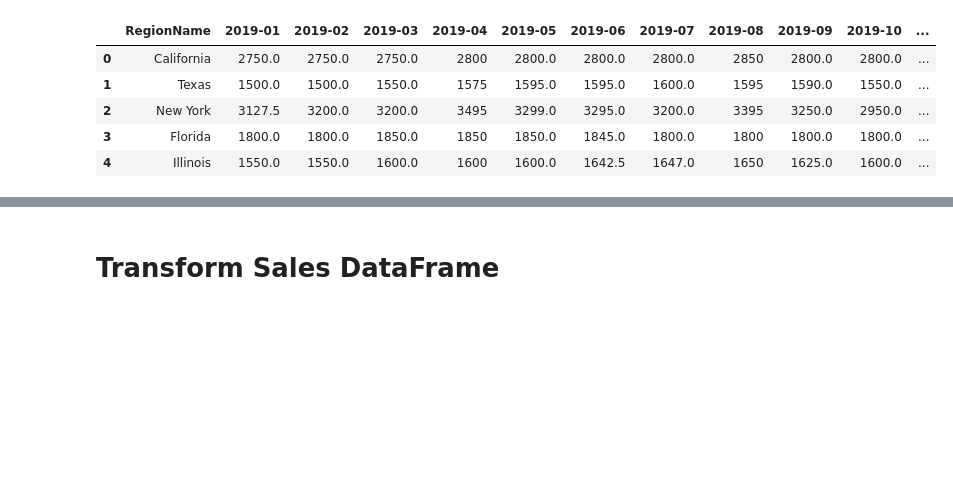
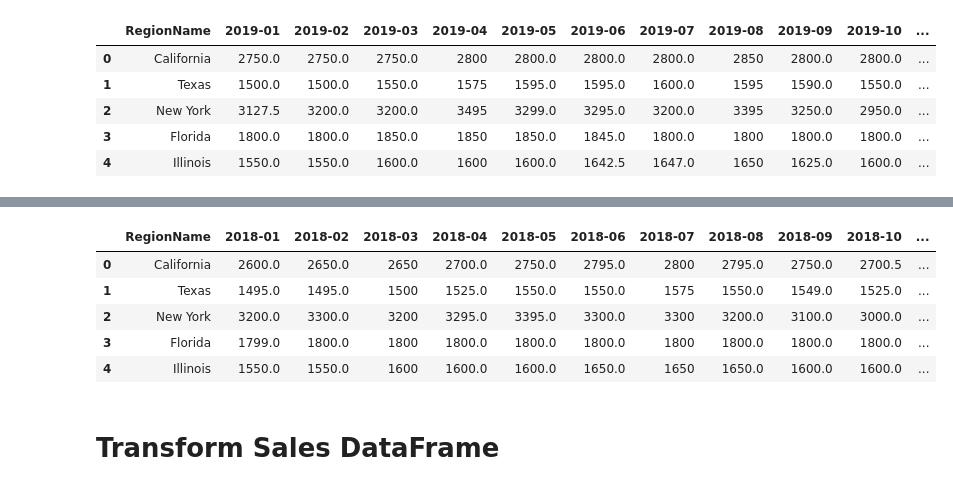
Before and after one commit to bobbyhu90/ETL_Project, a Jupyter notebook: starter_v1.ipynb, the cells around one changed output, grey strips where cells are left out. Saved outputs shown, nothing was run; the diff lists cells and outputs as text; code cells hidden in the pictures; blank space fills up the shorter version.

```diff
--- a/starter_v1.ipynb
+++ b/starter_v1.ipynb
@@ -70,0 +71,7 @@ combined_df = pd.merge(sale_2019, rental_2019, on= "RegionName")
+# %%
+rental_avg = rental_df.iloc[:, np.r_[1,111:123]].mean(axis=1)
+rental_avg
+rental_df['average'] = round(rental_avg,2)
+rental_df.head()
+rental_2019 = rental_df.iloc[:, np.r_[1,111:124]]
+rental_2019.head()
@@ -71,3 +108,16 @@ combined_df = pd.merge(sale_2019, rental_2019, on= "RegionName")
+# %%
+rental_avg = rental_df.iloc[:, np.r_[1,99:111]].mean(axis=1)
+rental_df['average'] = round(rental_avg,2)
+rental_df.head()
+rental_2018 = rental_df.iloc[:, np.r_[1,99:111,123]]
+rental_2018.head()
+# %% [output]
+|  | RegionName | 2018-01 | 2018-02 | 2018-03 | 2018-04 | 2018-05 | 2018-06 | 2018-07 | 2018-08 | 2018-09 | 2018-10 | ... |
+| 0 | California | 2600.0 | 2650.0 | 2650 | 2700.0 | 2750.0 | 2795.0 | 2800 | 2795.0 | 2750.0 | 2700.5 | ... |
+| 1 | Texas | 1495.0 | 1495.0 | 1500 | 1525.0 | 1550.0 | 1550.0 | 1575 | 1550.0 | 1549.0 | 1525.0 | ... |
+| 2 | New York | 3200.0 | 3300.0 | 3200 | 3295.0 | 3395.0 | 3300.0 | 3300 | 3200.0 | 3100.0 | 3000.0 | ... |
+| 3 | Florida | 1799.0 | 1800.0 | 1800 | 1800.0 | 1800.0 | 1800.0 | 1800 | 1800.0 | 1800.0 | 1800.0 | ... |
+| 4 | Illinois | 1550.0 | 1550.0 | 1600 | 1600.0 | 1600.0 | 1650.0 | 1650 | 1650.0 | 1600.0 | 1600.0 | ... |
 # %% [markdown]
 # Transform Sales DataFrame
 # %% [markdown]
```
Also changed, not shown: parts of 7 cells of this notebook, 1 other file.
